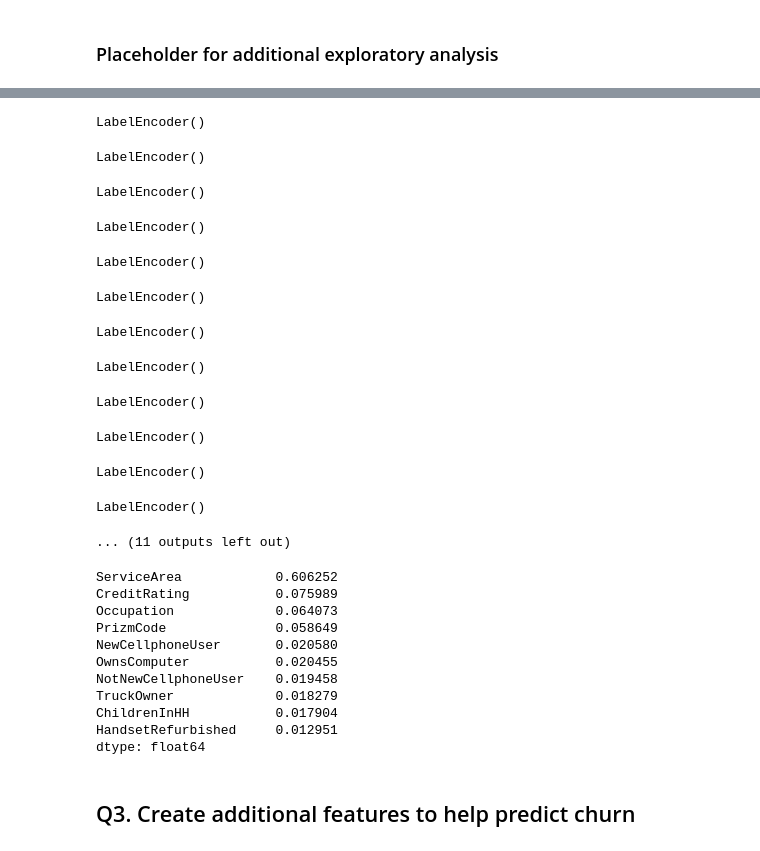
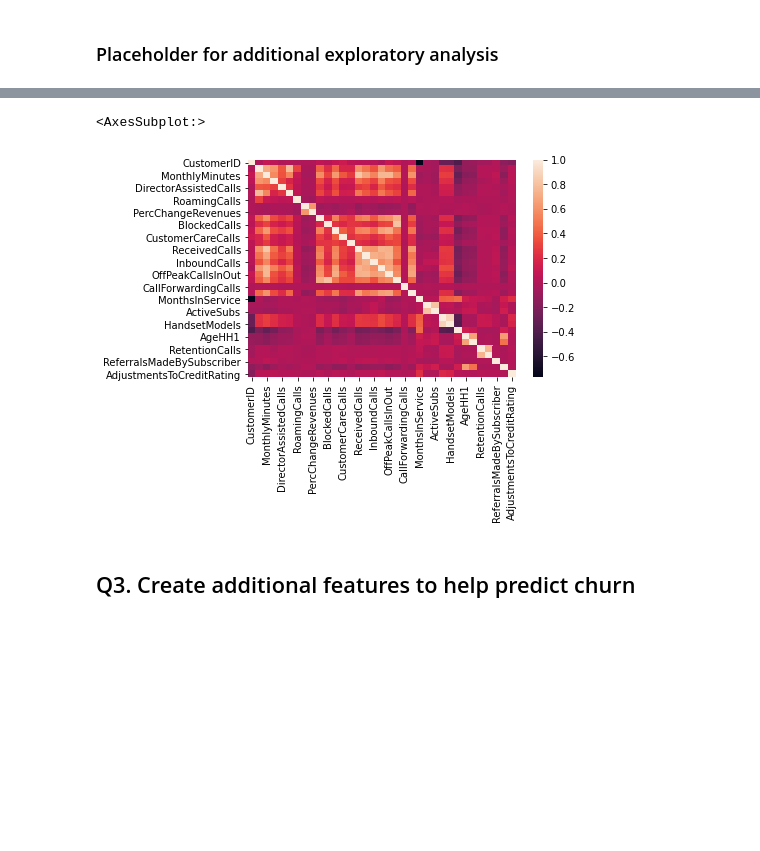
Before and after one commit to Gasper-Wong/Machine-Learning, a Jupyter notebook: Machine Learning.ipynb, the cells around one changed output, grey strips where cells are left out. Drawn from its saved outputs; the diff is of its cells as text; code cells hidden in the pictures; blank space fills up the shorter version.

```diff
--- a/Machine Learning.ipynb
+++ b/Machine Learning.ipynb
@@ -277,22 +222,2 @@ sns.catplot(x='ActiveSubs',y='MonthlyRevenue',data=cust_df);
 # %% [markdown]
 ### Q2.3 Does credit rating have an impact in churn rate?
-# %%
-# Change 'CreditRating' field type to category
-cust_df['CreditRating']=cust_df['CreditRating'].astype('category')
-
-# Rearrange category order
-cust_df['CreditRating'].cat.reorder_categories(
-  new_categories=['1-Highest', '2-High', '3-Good', '4-Medium', '5-Low', '6-VeryLow','7-Lowest'],
-  ordered=True,
-  inplace=True)
-
-# Replace 'Churn' field from 'Yes' / 'No' to 1 / 0 for both cust_df and cust_num
-cust_df['Churn']=cust_df['Churn'].replace({'Yes':1,'No':0})
-cust_num['Churn']=cust_num['Churn'].replace({'Yes':1,'No':0})
-
-# Change 'Churn' field type to float
-cust_df['Churn']=cust_df['Churn'].astype(float)
-cust_num['Churn']=cust_num['Churn'].astype(float)
-
-# Plot bar plot see relationship of credit rating vs churn rate
-sns.catplot(x='CreditRating',y='Churn',data=cust_df[['CreditRating','Churn']],kind='bar',ci=None);
@@ -344,38 +241,0 @@ dtype: float64
-# %%
-# Label encoded some categorical variables that may contain information in their ordering set
-# Import LabelEncoder package
-from sklearn.preprocessing import LabelEncoder
-
-# List of columns that need label encoding (categorical columns)
-cols= ['Churn', 'ServiceArea', 'ChildrenInHH', 'HandsetRefurbished',
-       'HandsetWebCapable', 'TruckOwner', 'RVOwner', 'BuysViaMailOrder',
-       'RespondsToMailOffers', 'OptOutMailings', 'NonUSTravel', 'OwnsComputer',
-       'HasCreditCard', 'NewCellphoneUser', 'NotNewCellphoneUser',
-       'OwnsMotorcycle', 'MadeCallToRetentionTeam', 'CreditRating',
-       'PrizmCode', 'Occupation', 'CustomerID','Homeownership'];
-
-# Process columns, apply LabelEncoder to categories features
-
-# Create a for loop to iterate across all columns
-for c in cols:
-
-    # Create a LabelEncoder object lbl
-    lbl=LabelEncoder();
-    lbl.fit(list(cust_obj[c].values));
-    cust_obj[c]=lbl.transform(list(cust_obj[c].values));
-
-print('Shape all_data: {}'.format(cust_obj.shape))
-# %% [output]
-LabelEncoder()
-LabelEncoder()
-LabelEncoder()
-LabelEncoder()
-LabelEncoder()
-LabelEncoder()
-LabelEncoder()
-LabelEncoder()
-LabelEncoder()
-LabelEncoder()
-LabelEncoder()
-LabelEncoder()
-... (11 outputs left out)
@@ -393,16 +242,10 @@ feature_importance = pd.Series(model.feature_importances_, index = X1.columns);
-# %%
-feature_importance.nlargest(10)
-# %% [output]
-ServiceArea            0.606252
-CreditRating           0.075989
-Occupation             0.064073
-PrizmCode              0.058649
-NewCellphoneUser       0.020580
-OwnsComputer           0.020455
-NotNewCellphoneUser    0.019458
-TruckOwner             0.018279
-ChildrenInHH           0.017904
-HandsetRefurbished     0.012951
-dtype: float64
+# %%
+#type your code here for any additional exploratory analysis (if any)
+
+cust_df_num=cust_df.select_dtypes(include=np.number)
+sns.heatmap(data=cust_df_num.corr())
+# %% [output]
+<AxesSubplot:>
+[figure, added]
 # %% [markdown]
 ## Q3. Create additional features to help predict churn
```
Also changed, not shown: parts of 68 cells of this notebook.
